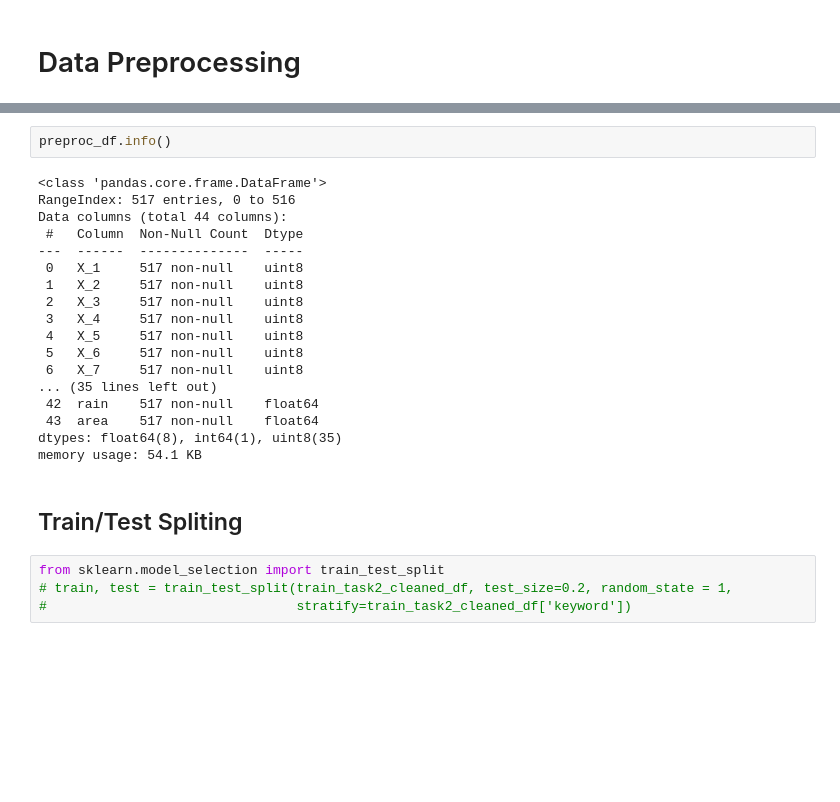
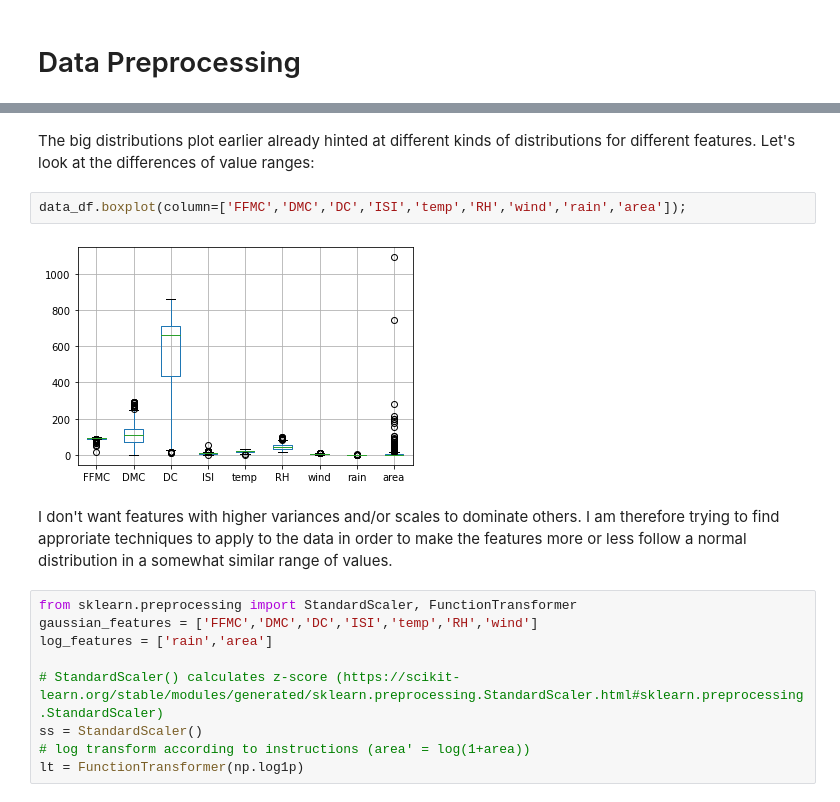
Before and after one commit to laura-riedel/ML-IDA-1-final-project, a Jupyter notebook: src/data_exploration.ipynb, the cells around one changed output, grey strips where cells are left out. Cells and saved outputs as stored; diff of their text form; blank space fills up the shorter version.

```diff
--- a/src/data_exploration.ipynb
+++ b/src/data_exploration.ipynb
@@ -290,26 +248,17 @@ q_wa_df =
-# %%
-preproc_df.info()
-# %% [output]
-<class 'pandas.core.frame.DataFrame'>
-RangeIndex: 517 entries, 0 to 516
-Data columns (total 44 columns):
- #   Column  Non-Null Count  Dtype
----  ------  --------------  -----
- 0   X_1     517 non-null    uint8
- 1   X_2     517 non-null    uint8
- 2   X_3     517 non-null    uint8
- 3   X_4     517 non-null    uint8
- 4   X_5     517 non-null    uint8
- 5   X_6     517 non-null    uint8
- 6   X_7     517 non-null    uint8
-... (35 lines left out)
- 42  rain    517 non-null    float64
- 43  area    517 non-null    float64
-dtypes: float64(8), int64(1), uint8(35)
-memory usage: 54.1 KB
-# %% [markdown]
-## Train/Test Spliting
-# %%
-from sklearn.model_selection import train_test_split
-# train, test = train_test_split(train_task2_cleaned_df, test_size=0.2, random_state = 1,
-#                                stratify=train_task2_cleaned_df['keyword'])
+# %% [markdown]
+The big distributions plot earlier already hinted at different kinds of distributions for different features. Let's look at the differences of value ranges:
+# %%
+data_df.boxplot(column=['FFMC','DMC','DC','ISI','temp','RH','wind','rain','area']);
+# %% [output]
+[figure, added]
+# %% [markdown]
+I don't want features with higher variances and/or scales to dominate others. I am therefore trying to find approriate techniques to apply to the data in order to make the features more or less follow a normal distribution in a somewhat similar range of values.
+# %%
+from sklearn.preprocessing import StandardScaler, FunctionTransformer
+gaussian_features = ['FFMC','DMC','DC','ISI','temp','RH','wind']
+log_features = ['rain','area']
+
+# StandardScaler() calculates z-score (https://scikit-learn.org/stable/modules/generated/sklearn.preprocessing.StandardScaler.html#sklearn.preprocessing.StandardScaler)
+ss = StandardScaler()
+# log transform according to instructions (area' = log(1+area))
+lt = FunctionTransformer(np.log1p)
```
Also changed, not shown: parts of 28 cells of this notebook, 3 other files.
